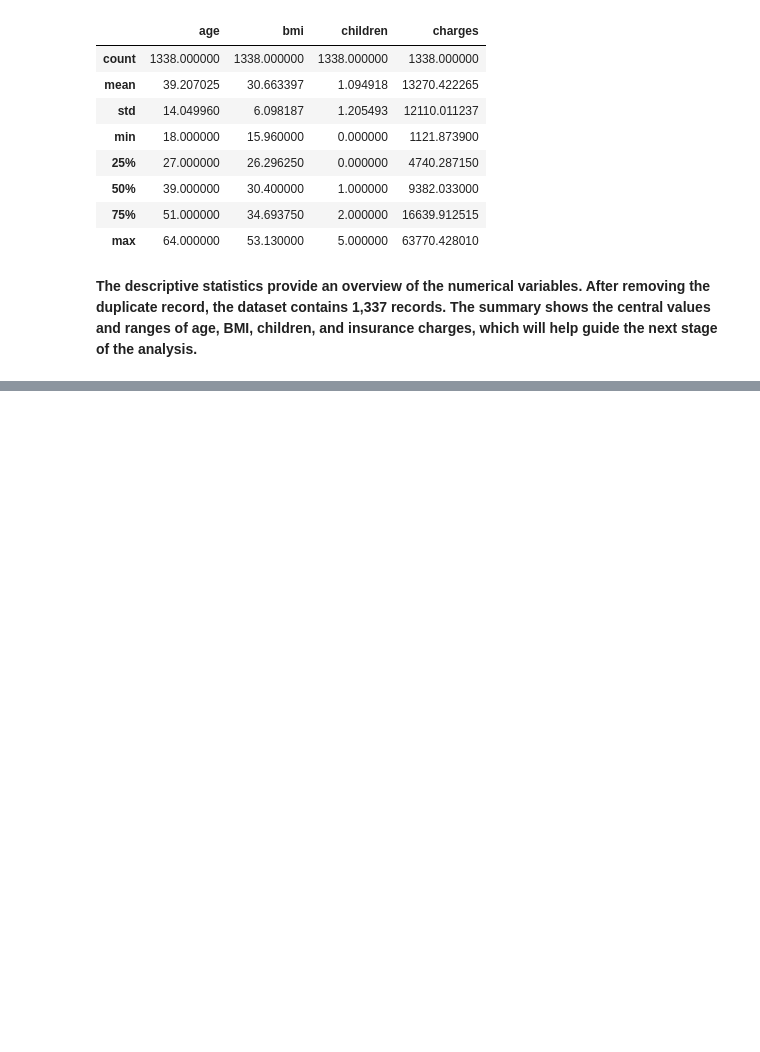
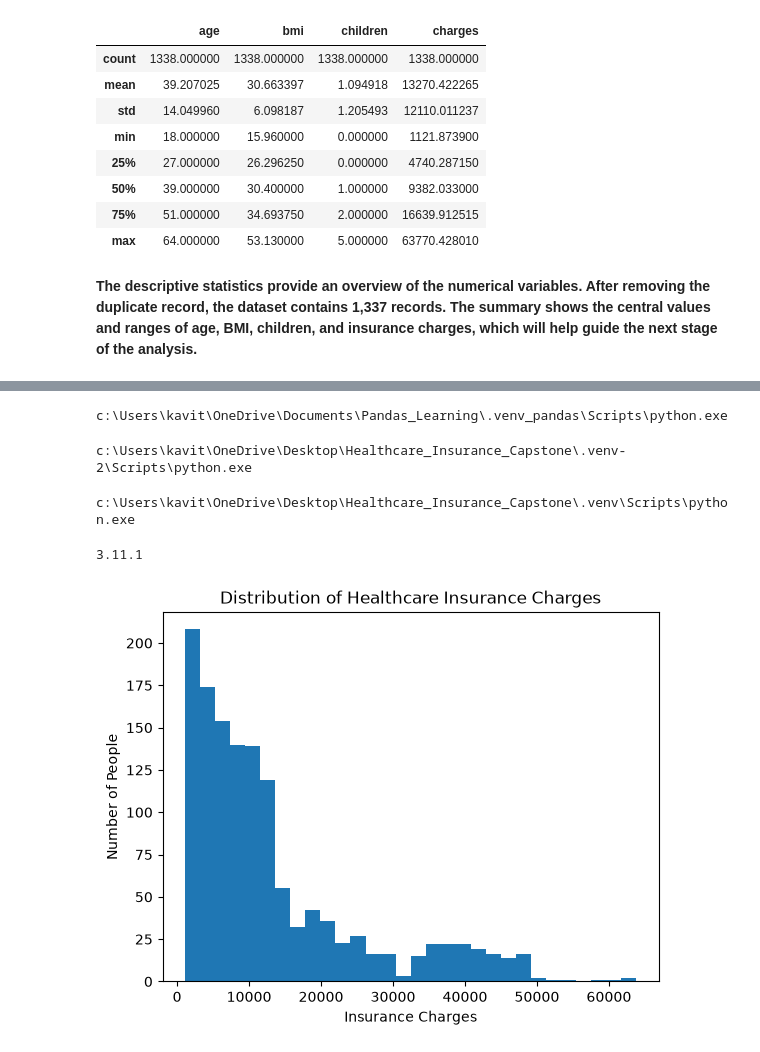
Before and after one commit to kavithasreesai30-del/healthcare-insurance-capstone, a Jupyter notebook: healthcare_insurance_analysis.ipynb, the cells around one changed output, grey strips where cells are left out. Cells and saved outputs as stored; diff of their text form; code cells hidden in the pictures; blank space fills up the shorter version.

Commit message:
Add EDA histogram and document development challenges

```diff
--- a/healthcare_insurance_analysis.ipynb
+++ b/healthcare_insurance_analysis.ipynb
@@ -245,0 +281,20 @@ df.describe()
+# %%
+import sys
+print(sys.executable)
+# %% [output]
+c:\Users\kavit\OneDrive\Documents\Pandas_Learning\.venv_pandas\Scripts\python.exe
+# %%
+import sys
+print(sys.executable)
+# %% [output]
+c:\Users\kavit\OneDrive\Desktop\Healthcare_Insurance_Capstone\.venv-2\Scripts\python.exe
+# %%
+import sys
+print(sys.executable)
+# %% [output]
+c:\Users\kavit\OneDrive\Desktop\Healthcare_Insurance_Capstone\.venv\Scripts\python.exe
+# %%
+import matplotlib
+print(matplotlib.__version__)
+# %% [output]
+3.11.1
@@ -245,0 +305,9 @@ df.describe()
+# %%
+df["charges"].plot(kind="hist", bins=30)
+
+plt.xlabel("Insurance Charges")
+plt.ylabel("Number of People")
+plt.title("Distribution of Healthcare Insurance Charges")
+plt.show()
+# %% [output]
+[figure, added]
```
Also changed, not shown: parts of 5 cells of this notebook.
